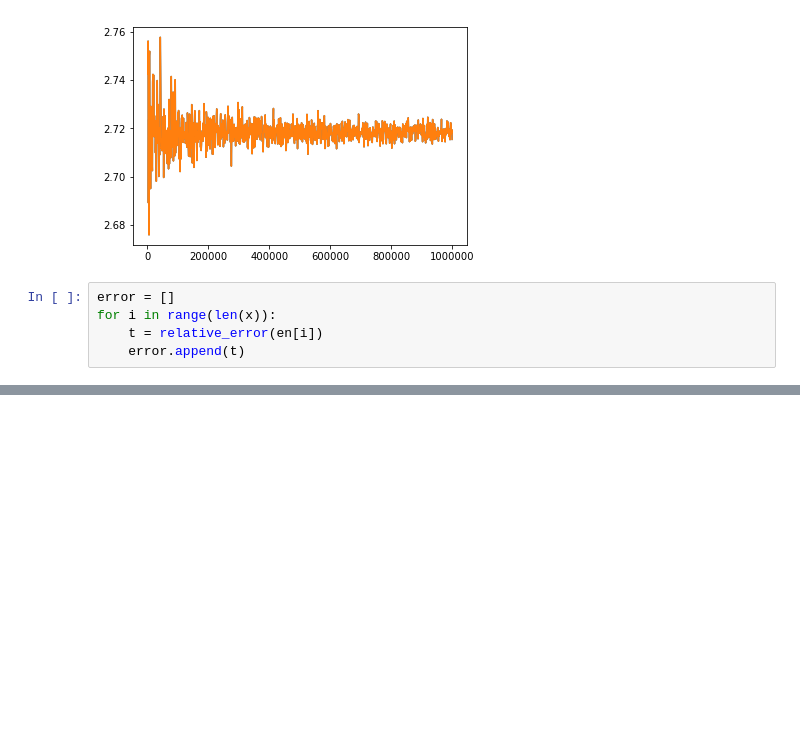
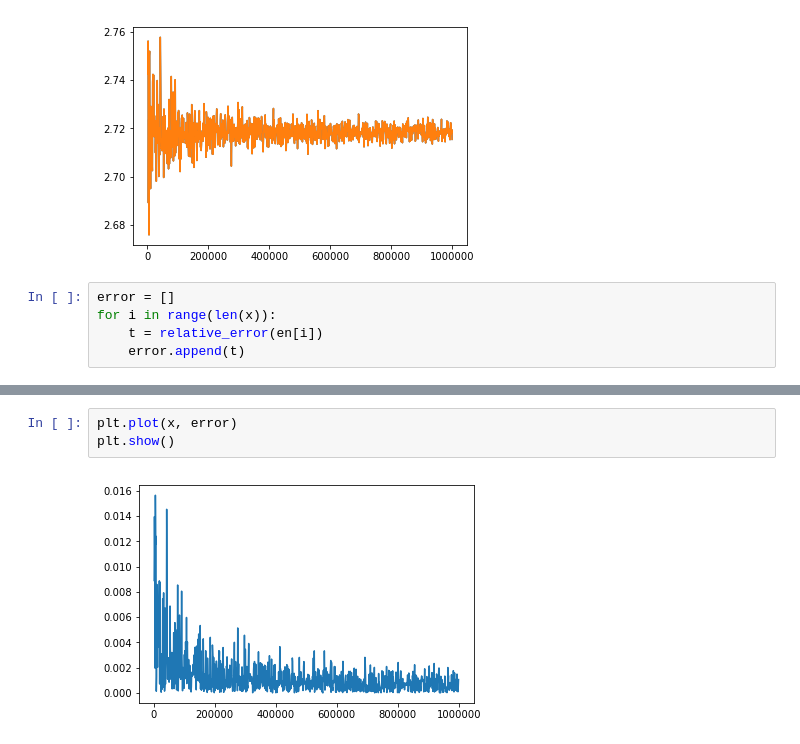
Before and after one commit to rodrigoazs/mcmc_experiments, a Jupyter notebook: lista_3_ex1.ipynb, the cells around one changed output, grey strips where cells are left out. Cells and saved outputs as stored; diff of their text form; blank space fills up the shorter version.

Commit message:
Changed plot

```diff
--- a/lista_3_ex1.ipynb
+++ b/lista_3_ex1.ipynb
@@ -66,0 +64,5 @@ plt.show()
+# %%
+plt.plot(x, error)
+plt.show()
+# %% [output]
+[figure, added]
```
Also changed, not shown: parts of 2 cells of this notebook.
